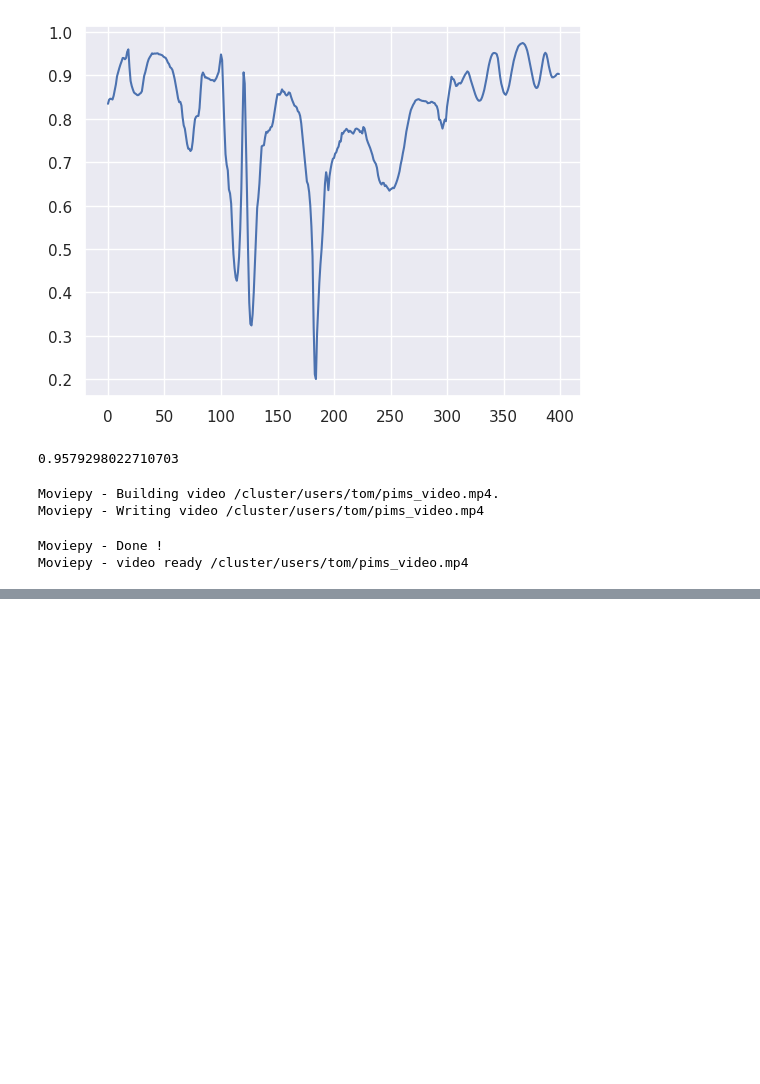
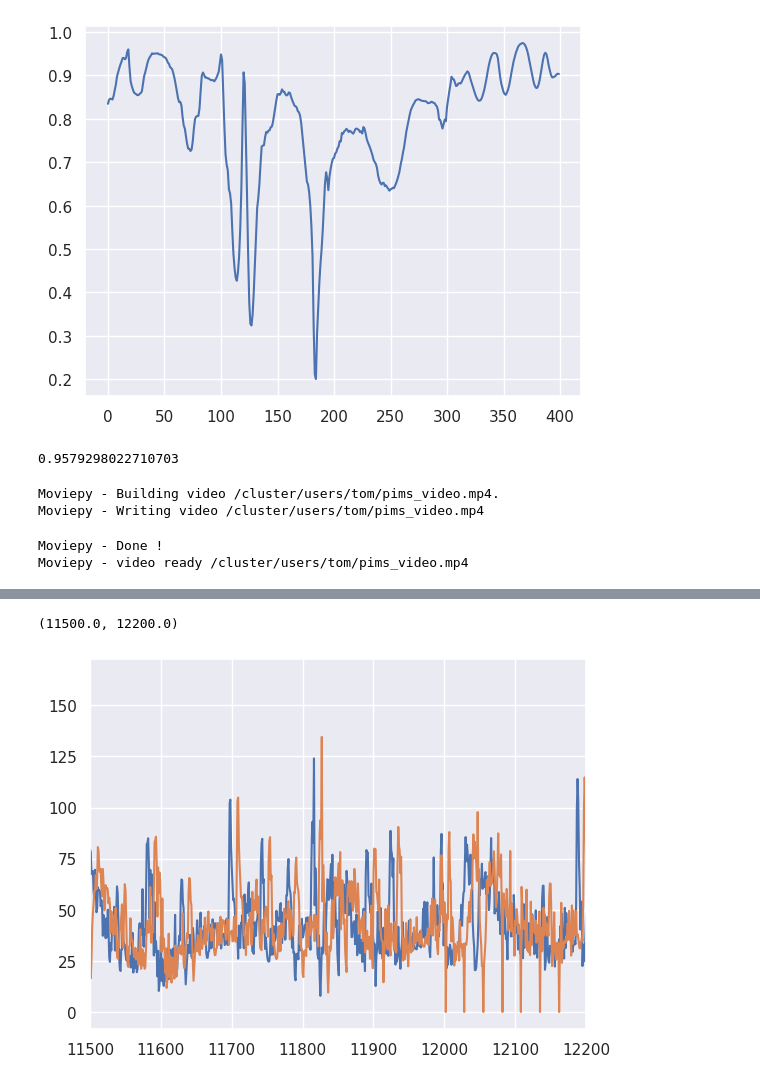
Before and after one commit to tpfffr/neon_blink_detection, a Jupyter notebook: notebooks/check_optical_flow.ipynb, the cells around one changed output, grey strips where cells are left out. Cells and saved outputs as stored; diff of their text form; code cells hidden in the pictures; blank space fills up the shorter version.

```diff
--- a/notebooks/check_optical_flow.ipynb
+++ b/notebooks/check_optical_flow.ipynb
@@ -478,0 +480,10 @@ plt.plot(np.diff(left_images_pims, axis=0).mean(axis=-1).mean(axis=-1), alpha=.2
+# %%
+d_pims = np.diff(left_images_pims, axis=0).mean(axis=-1).mean(axis=-1)
+d_pyav = np.diff(left_images_pyav, axis=0).mean(axis=-1).mean(axis=-1)
+# %%
+plt.plot(d_pyav)
+plt.plot(d_pims)
+plt.xlim(11500, 12200)
+# %% [output]
+(11500.0, 12200.0)
+[figure, added]
```
Also changed, not shown: parts of 10 cells of this notebook, 19 other files.
